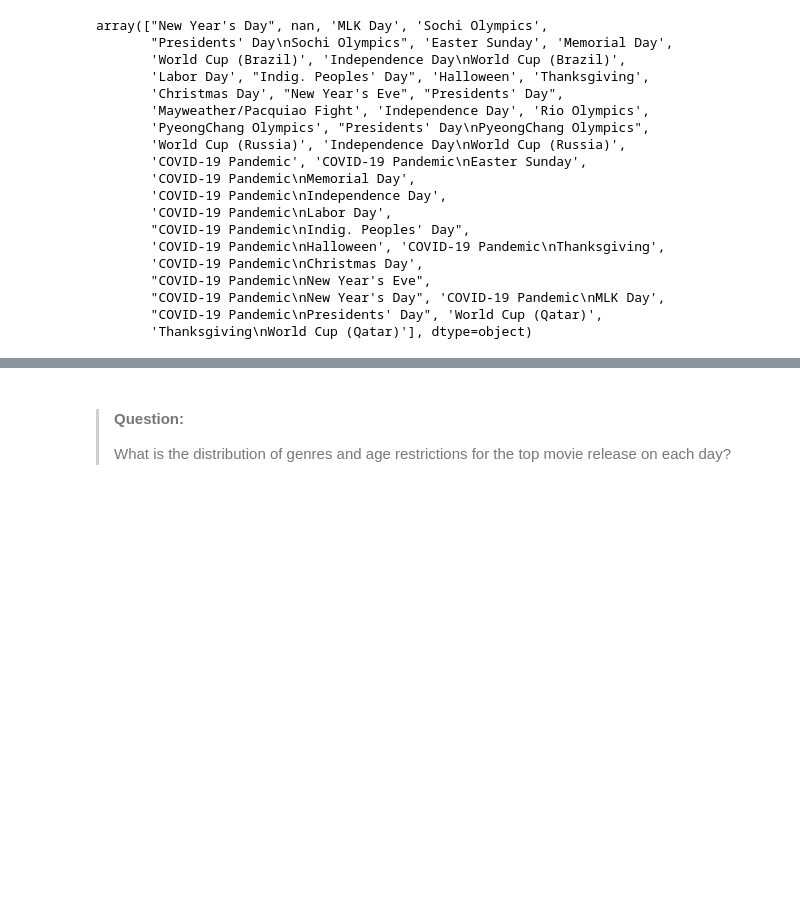
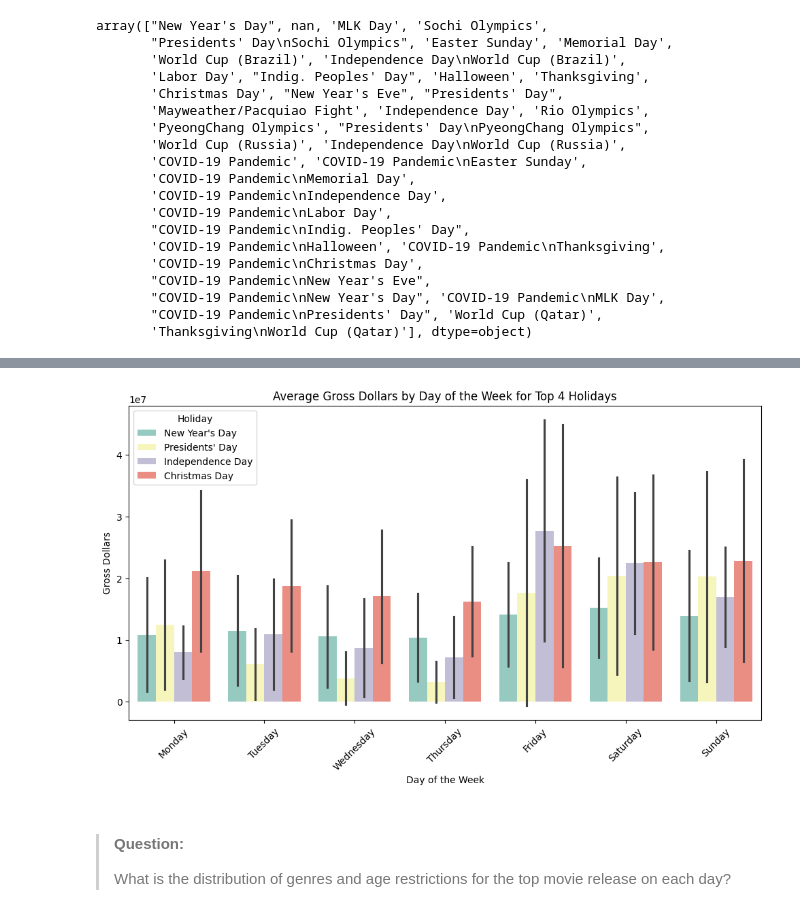
Before and after one commit to charJin/movie-theaters-analysis, a Jupyter notebook: notebooks/Analysis with questions.ipynb, the cells around one changed output, grey strips where cells are left out. Drawn from its saved outputs; the diff is of its cells as text; code cells hidden in the pictures; blank space fills up the shorter version.

Commit message:
Holiday analysis add

```diff
--- a/notebooks/Analysis with questions.ipynb
+++ b/notebooks/Analysis with questions.ipynb
@@ -391,0 +417,23 @@ array(["New Year's Day", nan, 'MLK Day', 'Sochi Olympics',
+# %%
+movies_data['holiday'] = movies_data['event'].apply(identify_holiday)
+movies_holiday_data = movies_data.dropna(subset=['holiday'])
+# %%
+# Create a `day_count` column that shows 5 days before and after the selected holiday.
+# `day_count` of value 1 indicates 5 days before the holiday.
+# `day_count` of value 11 indicates 5 days after the holiday.
+holiday_windows = pd.DataFrame()
+
+for _, row in movies_holiday_data.iterrows():
+    holiday_date = row['date']
+    holiday_name = row['holiday']
+    for offset in range(-5, 6):
+        current_date = holiday_date + timedelta(days=offset)
+        matching_row = movies_data[movies_data['date'] == current_date]
+
+        if not matching_row.empty:
+            temp_row = matching_row.copy()
+            temp_row['holiday'] = holiday_name
+            temp_row['day_count'] = offset + 6
+            holiday_windows = pd.concat([holiday_windows, temp_row])
+
+holiday_windows.head(5)
@@ -392,3 +501,26 @@ array(["New Year's Day", nan, 'MLK Day', 'Sochi Olympics',
+# %%
+top_holidays = ['Christmas Day', "Presidents' Day", "New Year's Day", 'Independence Day']
+top_holiday_data = holiday_windows[holiday_windows['holiday'].isin(selected_holidays)]
+
+# Plot gross distribution by day of the week for the top 4 holidays.
+plt.figure(figsize=(12, 6))
+sns.barplot(
+    data=top_holiday_data,
+    x='day',
+    y='gross_dollars',
+    hue='holiday',
+    errorbar='sd',
+    palette='Set3',
+    order=['Monday', 'Tuesday', 'Wednesday', 'Thursday', 'Friday', 'Saturday', 'Sunday']
+)
+plt.title("Average Gross Dollars by Day of the Week for Top 4 Holidays")
+plt.xlabel("Day of the Week")
+plt.ylabel("Gross Dollars")
+plt.legend(title='Holiday')
+plt.xticks(rotation=45)
+plt.show()
+# %% [output]
+[figure, added]
 # %% [markdown]
 >#### **Question:**
 >What is the distribution of genres and age restrictions for the top movie release on each day?
```
Also changed, not shown: parts of 8 cells of this notebook.
